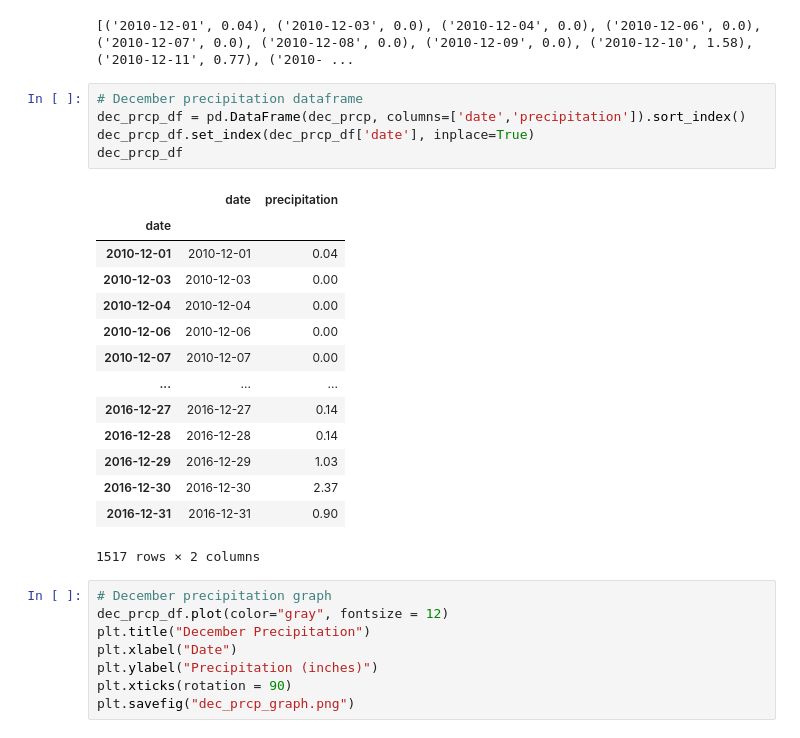
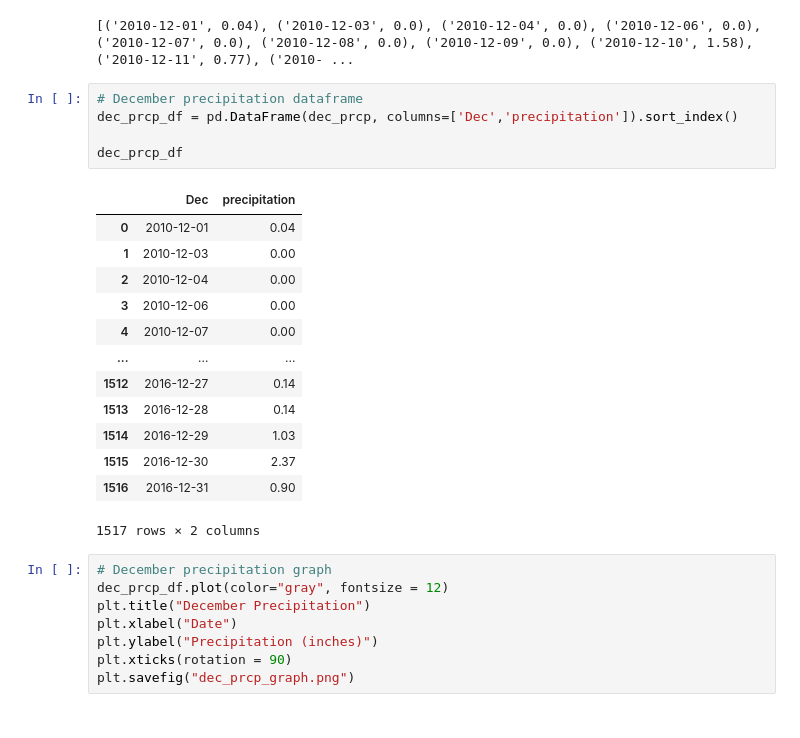
Before and after one commit to ipar2022/surfs_up, a Jupyter notebook: SurfsUp_Challenge.ipynb, the cells around one changed output. Cells and saved outputs as stored; diff of their text form.

```diff
--- a/SurfsUp_Challenge.ipynb
+++ b/SurfsUp_Challenge.ipynb
@@ -225,23 +224,22 @@ print(dec_prcp)
 [('2010-12-01', 0.04), ('2010-12-03', 0.0), ('2010-12-04', 0.0), ('2010-12-06', 0.0), ('2010-12-07', 0.0), ('2010-12-08', 0.0), ('2010-12-09', 0.0), ('2010-12-10', 1.58), ('2010-12-11', 0.77), ('2010- ...
 # %%
 # December precipitation dataframe
-dec_prcp_df = pd.DataFrame(dec_prcp, columns=['date','precipitation']).sort_index()
-dec_prcp_df.set_index(dec_prcp_df['date'], inplace=True)
+dec_prcp_df = pd.DataFrame(dec_prcp, columns=['Dec','precipitation']).sort_index()
+
 dec_prcp_df
 # %% [output]
-|  | date | precipitation |
-| date |  |  |
-| 2010-12-01 | 2010-12-01 | 0.04 |
-| 2010-12-03 | 2010-12-03 | 0.00 |
-| 2010-12-04 | 2010-12-04 | 0.00 |
-| 2010-12-06 | 2010-12-06 | 0.00 |
-| 2010-12-07 | 2010-12-07 | 0.00 |
+|  | Dec | precipitation |
+| 0 | 2010-12-01 | 0.04 |
+| 1 | 2010-12-03 | 0.00 |
+| 2 | 2010-12-04 | 0.00 |
+| 3 | 2010-12-06 | 0.00 |
+| 4 | 2010-12-07 | 0.00 |
 | ... | ... | ... |
-| 2016-12-27 | 2016-12-27 | 0.14 |
-| 2016-12-28 | 2016-12-28 | 0.14 |
-| 2016-12-29 | 2016-12-29 | 1.03 |
-| 2016-12-30 | 2016-12-30 | 2.37 |
-| 2016-12-31 | 2016-12-31 | 0.90 |
+| 1512 | 2016-12-27 | 0.14 |
+| 1513 | 2016-12-28 | 0.14 |
+| 1514 | 2016-12-29 | 1.03 |
+| 1515 | 2016-12-30 | 2.37 |
+| 1516 | 2016-12-31 | 0.90 |
 1517 rows × 2 columns
 # %%
 # December precipitation graph
```
Also changed, not shown: parts of 1 cell of this notebook.
